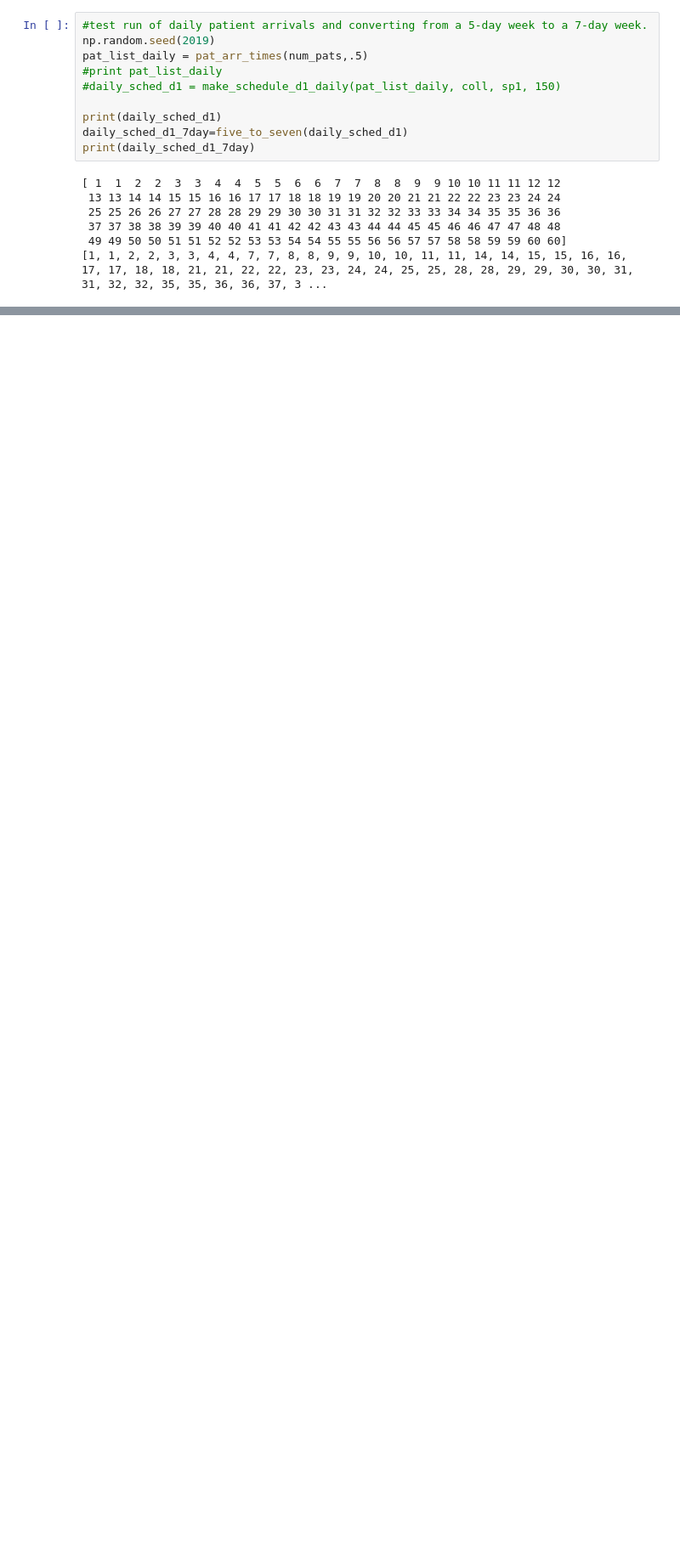
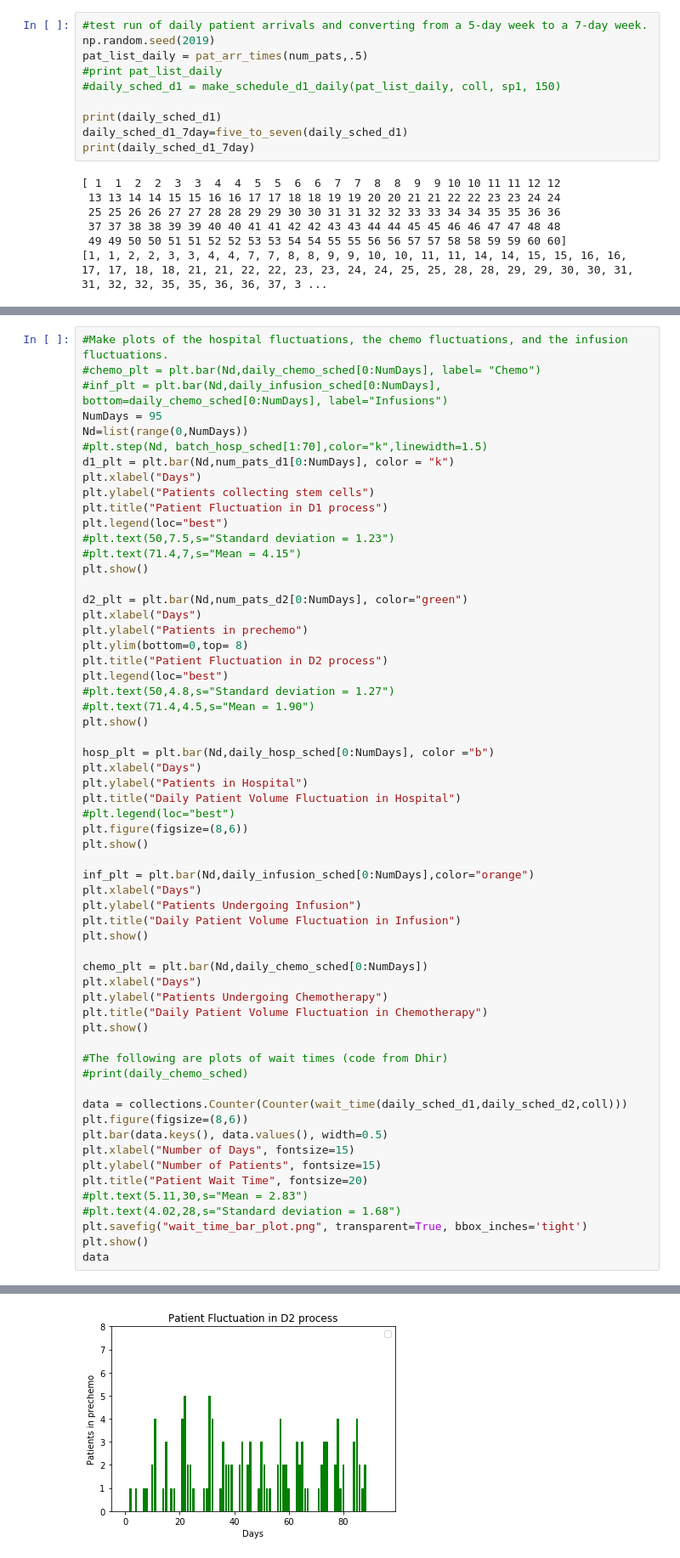
Before and after one commit to nma5214/TeamMayo, a Jupyter notebook: Greedy/Greedy_schedule_1.ipynb, the cells around one changed output, grey strips where cells are left out. Shown: that part at 85% size. Saved outputs shown, nothing was run; the diff lists cells and outputs as text; blank space fills up the shorter version.

```diff
--- a/Greedy/Greedy_schedule_1.ipynb
+++ b/Greedy/Greedy_schedule_1.ipynb
@@ -539,0 +533,61 @@ Counter({0: 17, 1: 9, 2: 18, 3: 36, 4: 23, 5: 8, 6: 9})
+# %%
+#Make plots of the hospital fluctuations, the chemo fluctuations, and the infusion fluctuations.
+#chemo_plt = plt.bar(Nd,daily_chemo_sched[0:NumDays], label= "Chemo")
+#inf_plt = plt.bar(Nd,daily_infusion_sched[0:NumDays], bottom=daily_chemo_sched[0:NumDays], label="Infusions")
+NumDays = 95
+Nd=list(range(0,NumDays))
+#plt.step(Nd, batch_hosp_sched[1:70],color="k",linewidth=1.5)
+d1_plt = plt.bar(Nd,num_pats_d1[0:NumDays], color = "k")
+plt.xlabel("Days")
+plt.ylabel("Patients collecting stem cells")
+plt.title("Patient Fluctuation in D1 process")
+plt.legend(loc="best")
+#plt.text(50,7.5,s="Standard deviation = 1.23")
+#plt.text(71.4,7,s="Mean = 4.15")
+plt.show()
+
+d2_plt = plt.bar(Nd,num_pats_d2[0:NumDays], color="green")
+plt.xlabel("Days")
+plt.ylabel("Patients in prechemo")
+plt.ylim(bottom=0,top= 8)
+plt.title("Patient Fluctuation in D2 process")
+plt.legend(loc="best")
+#plt.text(50,4.8,s="Standard deviation = 1.27")
+#plt.text(71.4,4.5,s="Mean = 1.90")
+plt.show()
+
+hosp_plt = plt.bar(Nd,daily_hosp_sched[0:NumDays], color ="b")
+plt.xlabel("Days")
+plt.ylabel("Patients in Hospital")
+plt.title("Daily Patient Volume Fluctuation in Hospital")
+#plt.legend(loc="best")
+plt.figure(figsize=(8,6))
+plt.show()
+
+inf_plt = plt.bar(Nd,daily_infusion_sched[0:NumDays],color="orange")
+plt.xlabel("Days")
+plt.ylabel("Patients Undergoing Infusion")
+plt.title("Daily Patient Volume Fluctuation in Infusion")
+plt.show()
+
+chemo_plt = plt.bar(Nd,daily_chemo_sched[0:NumDays])
+plt.xlabel("Days")
+plt.ylabel("Patients Undergoing Chemotherapy")
+plt.title("Daily Patient Volume Fluctuation in Chemotherapy")
+plt.show()
+
+#The following are plots of wait times (code from Dhir)
+#print(daily_chemo_sched)
+
+data = collections.Counter(Counter(wait_time(daily_sched_d1,daily_sched_d2,coll)))
+plt.figure(figsize=(8,6))
+plt.bar(data.keys(), data.values(), width=0.5)
+plt.xlabel("Number of Days", fontsize=15)
+plt.ylabel("Number of Patients", fontsize=15)
+plt.title("Patient Wait Time", fontsize=20)
+#plt.text(5.11,30,s="Mean = 2.83")
+#plt.text(4.02,28,s="Standard deviation = 1.68")
+plt.savefig("wait_time_bar_plot.png", transparent=True, bbox_inches='tight')
+plt.show()
+data
+# %% [output]
@@ -539,0 +595 @@ Counter({0: 17, 1: 9, 2: 18, 3: 36, 4: 23, 5: 8, 6: 9})
+[figure, added]
```
Also changed, not shown: parts of 11 cells of this notebook.
